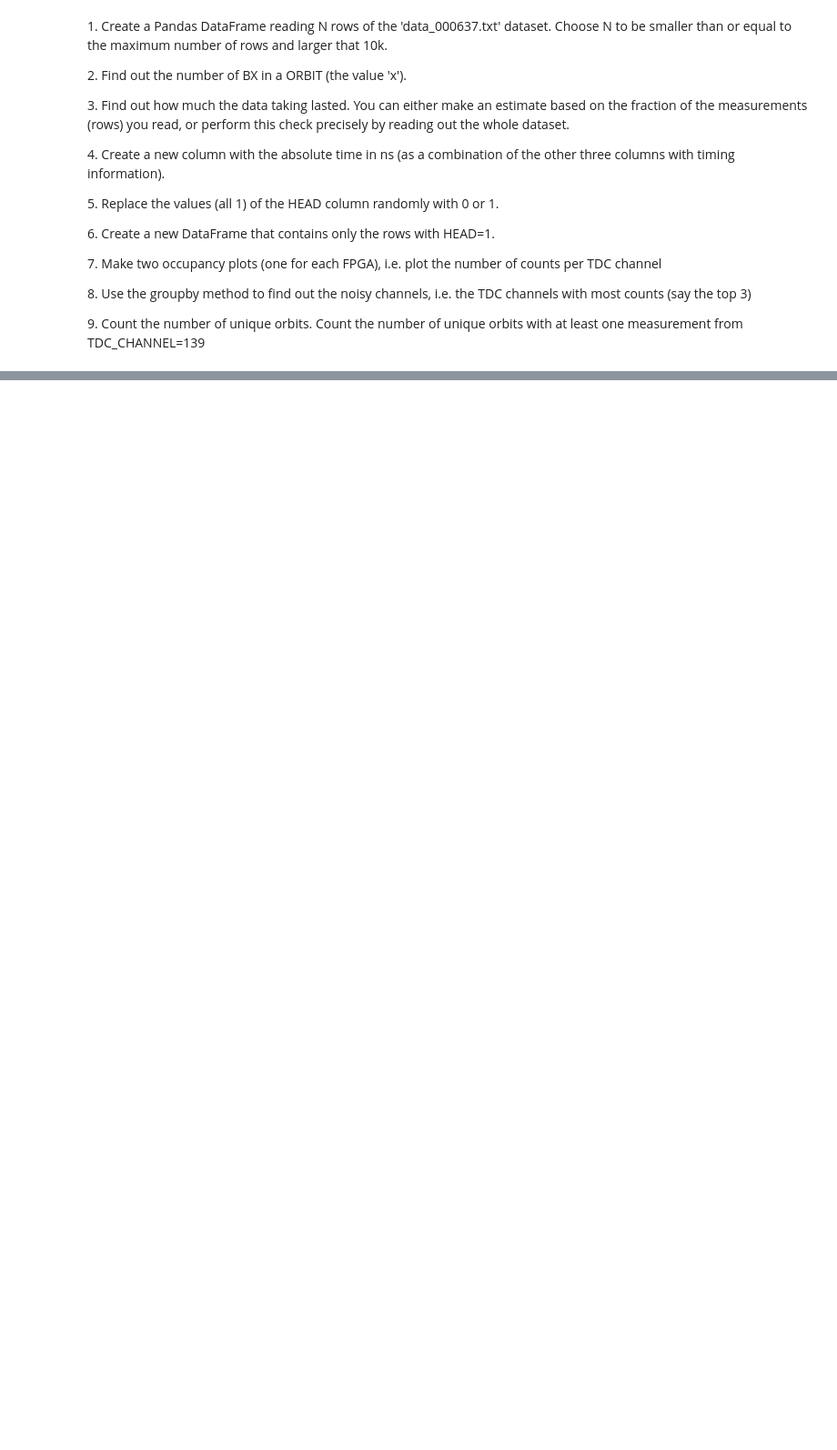
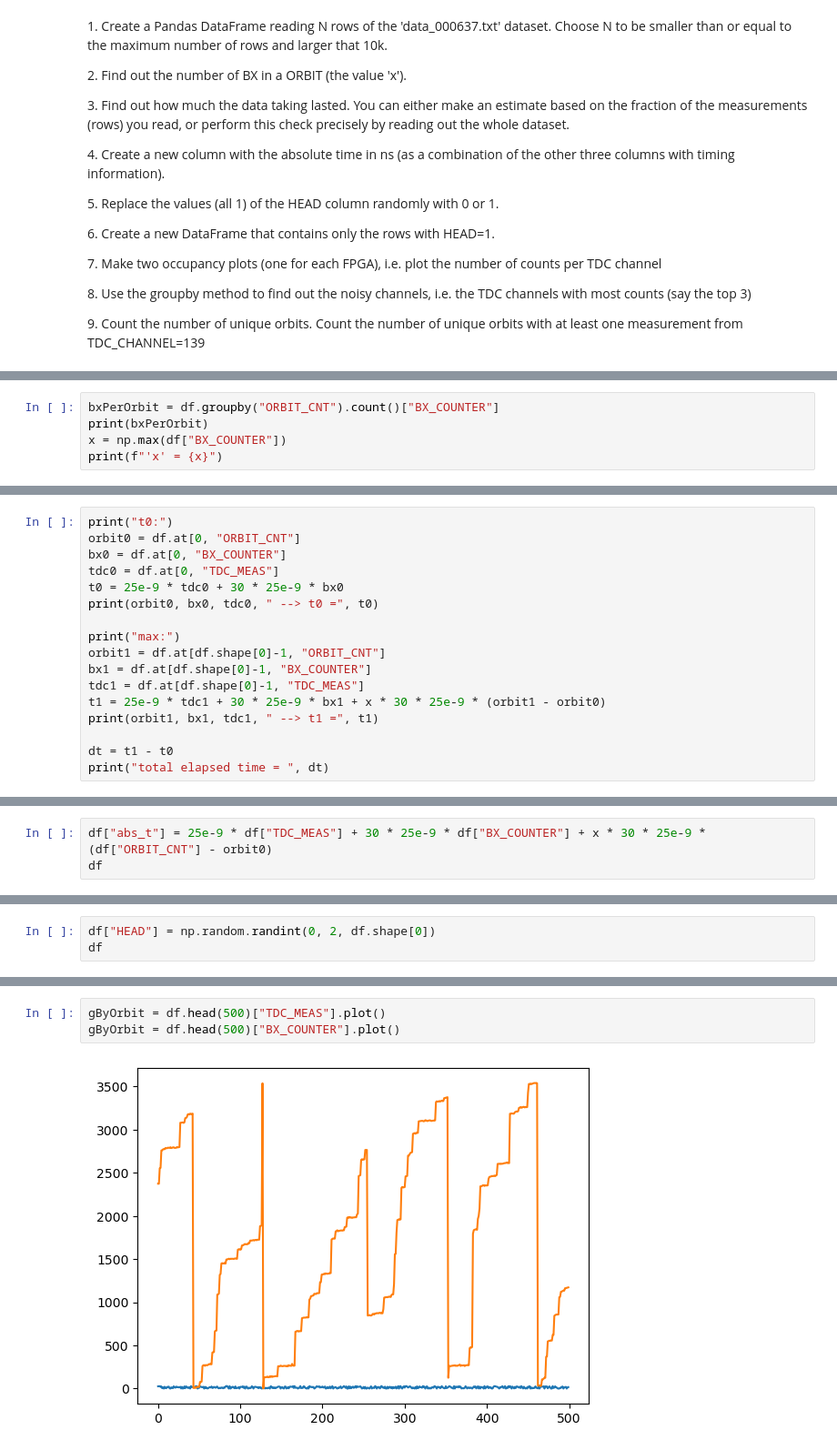
Before and after one commit to DavideCacopardi/LaboratoryOfComputationalPhysics_Y9, a Jupyter notebook: 06ex_Pandas.ipynb, the cells around one changed output, grey strips where cells are left out. Shown at 91% size. Saved outputs shown, nothing was run; the diff lists cells and outputs as text; blank space fills up the shorter version.

```diff
--- a/06ex_Pandas.ipynb
+++ b/06ex_Pandas.ipynb
@@ -25,0 +47,5 @@ This exercise consists in analyzing a dataset containg timing information from a
+# %%
+bxPerOrbit = df.groupby("ORBIT_CNT").count()["BX_COUNTER"]
+print(bxPerOrbit)
+x = np.max(df["BX_COUNTER"])
+print(f"'x' = {x}")
@@ -25,0 +67,17 @@ This exercise consists in analyzing a dataset containg timing information from a
+# %%
+print("t0:")
+orbit0 = df.at[0, "ORBIT_CNT"]
+bx0 = df.at[0, "BX_COUNTER"]
+tdc0 = df.at[0, "TDC_MEAS"]
+t0 = 25e-9 * tdc0 + 30 * 25e-9 * bx0
+print(orbit0, bx0, tdc0, " --> t0 =", t0)
+
+print("max:")
+orbit1 = df.at[df.shape[0]-1, "ORBIT_CNT"]
+bx1 = df.at[df.shape[0]-1, "BX_COUNTER"]
+tdc1 = df.at[df.shape[0]-1, "TDC_MEAS"]
+t1 = 25e-9 * tdc1 + 30 * 25e-9 * bx1 + x * 30 * 25e-9 * (orbit1 - orbit0)
+print(orbit1, bx1, tdc1, " --> t1 =", t1)
+
+dt = t1 - t0
+print("total elapsed time = ", dt)
@@ -25,0 +90,3 @@ This exercise consists in analyzing a dataset containg timing information from a
+# %%
+df["abs_t"] = 25e-9 * df["TDC_MEAS"] + 30 * 25e-9 * df["BX_COUNTER"] + x * 30 * 25e-9 * (df["ORBIT_CNT"] - orbit0)
+df
@@ -25,0 +107,3 @@ This exercise consists in analyzing a dataset containg timing information from a
+# %%
+df["HEAD"] = np.random.randint(0, 2, df.shape[0])
+df
@@ -25,0 +141,5 @@ This exercise consists in analyzing a dataset containg timing information from a
+# %%
+gByOrbit = df.head(500)["TDC_MEAS"].plot()
+gByOrbit = df.head(500)["BX_COUNTER"].plot()
+# %% [output]
+[figure, added]
```
Also changed, not shown: parts of 7 cells of this notebook, 10 other files.
